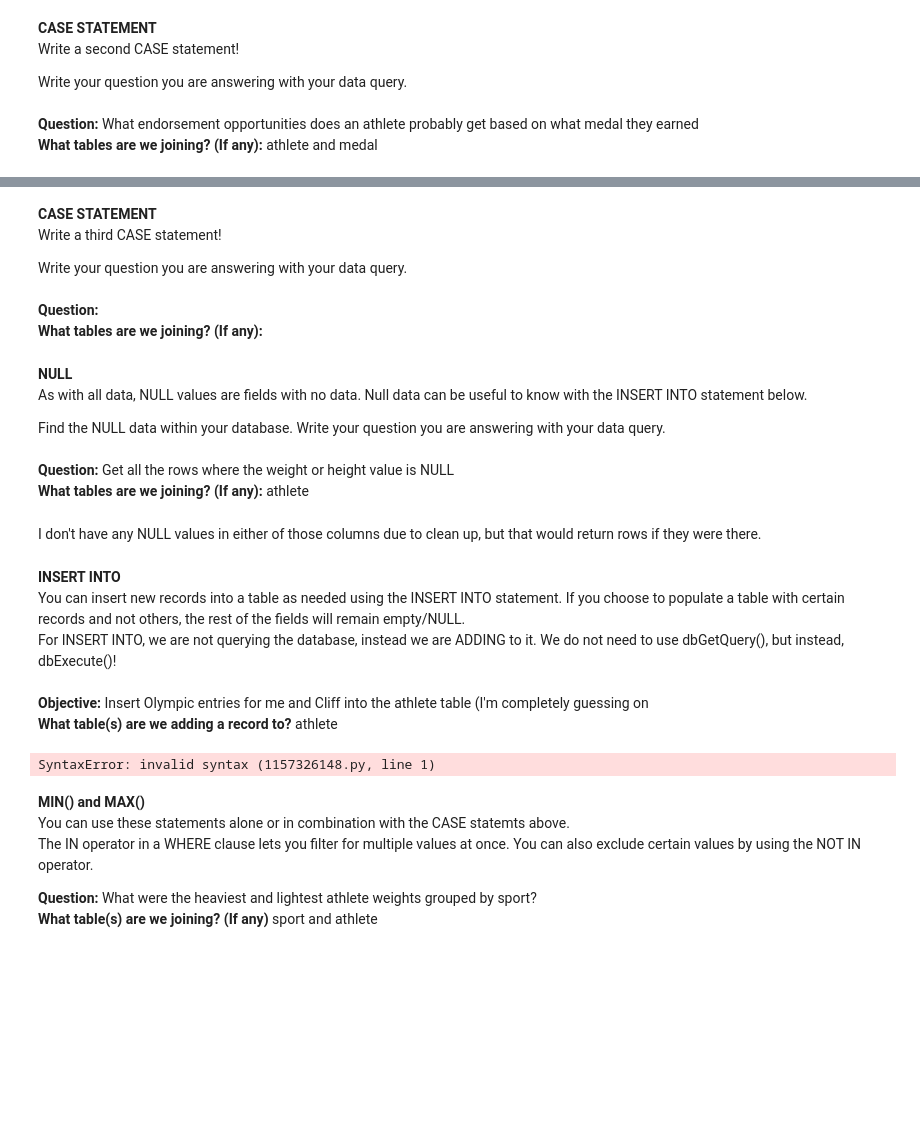
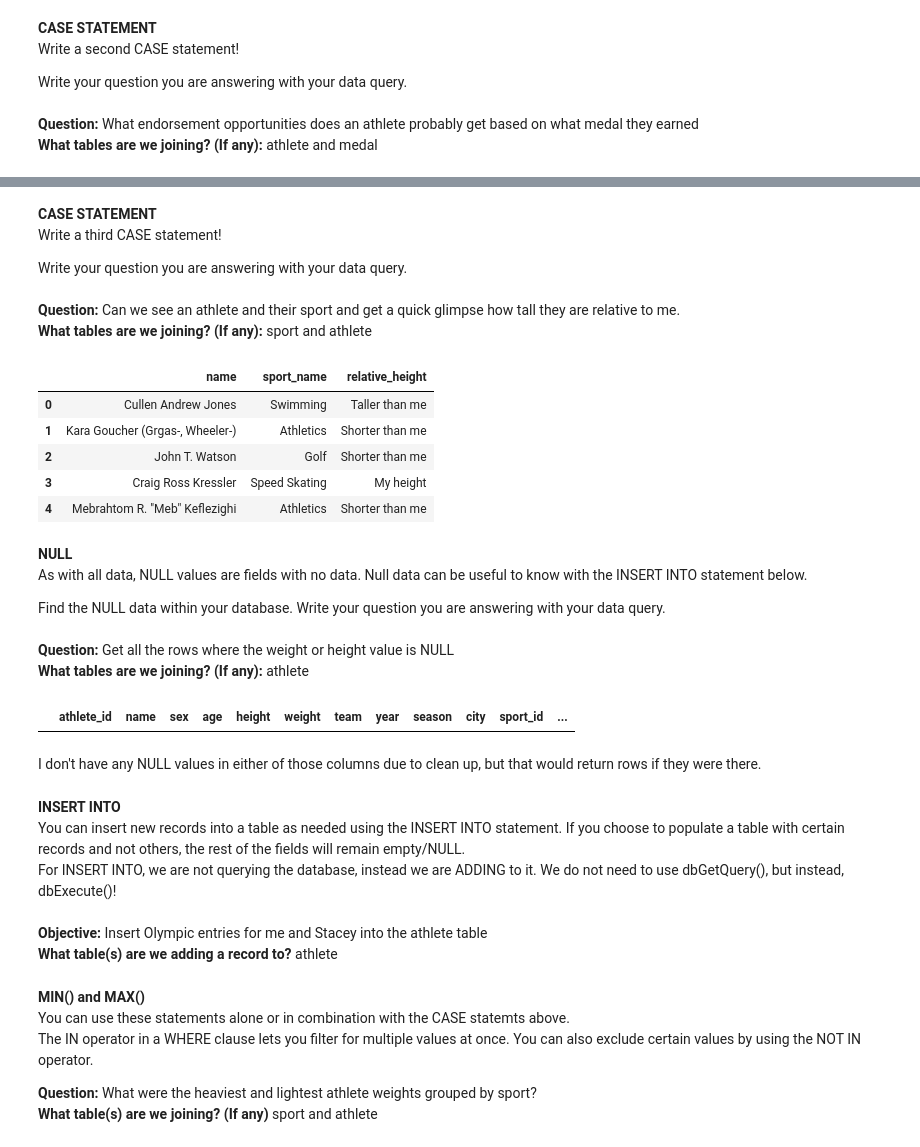
Before and after one commit to joedag32/DSSA-5102_Spring2025, a Jupyter notebook: Assignments/Assignment9_Dagostino.ipynb, the cells around one changed output, grey strips where cells are left out. Saved outputs shown, nothing was run; the diff lists cells and outputs as text; code cells hidden in the pictures; blank space fills up the shorter version.

```diff
--- a/Assignments/Assignment9_Dagostino.ipynb
+++ b/Assignments/Assignment9_Dagostino.ipynb
@@ -85,9 +136,34 @@ Write a third CASE statement!
 
 Write your question you are answering with your data query. <br>
 <br>
-**Question:**
+**Question:** Can we see an athlete and their sport and get a quick glimpse how tall they are relative to me.
 <br>
-**What tables are we joining? (If any):**
+**What tables are we joining? (If any):** sport and athlete
+# %%
+with engine.connect() as conn:
+    # Select name, sport_name and set relative height to Taller than me if height is greater than 181 cm, My height if greater than 180 c,
+    # and shorter than me for all else. From the sport table but join the athlete table where sport_id is equal in both tables and display
+    # a random order
+    case_3_query = text("""SELECT athlete.name, sport.sport_name,
+                            	CASE
+                            		WHEN athlete.height > 181 THEN 'Taller than me'
+                                    WHEN athlete.height > 180 THEN 'My height'
+                            		ELSE 'Shorter than me'
+                            	END AS relative_height
+                           FROM sport
+                           INNER JOIN athlete ON sport.sport_id = athlete.sport_id
+                           ORDER BY rand() -- make the order random
+                        """)
+    case_3_query = pd.read_sql(case_3_query, conn) #Use pandas to read the sql query from the db
+
+case_3_query.head() # Test the results
+# %% [output]
+|  | name | sport_name | relative_height |
+| 0 | Cullen Andrew Jones | Swimming | Taller than me |
+| 1 | Kara Goucher (Grgas-, Wheeler-) | Athletics | Shorter than me |
+| 2 | John T. Watson | Golf | Shorter than me |
+| 3 | Craig Ross Kressler | Speed Skating | My height |
+| 4 | Mebrahtom R. "Meb" Keflezighi | Athletics | Shorter than me |
 # %% [markdown]
 **NULL**
 <br>
@@ -106,3 +177,16 @@ OR height IS NULL;
+# %%
+with engine.connect() as conn:
+    # Select all from athlete table where weight is NULL or height is NULL
+    null_query = text("""SELECT *
+                         FROM athlete
+                         WHERE weight IS NULL
+                         OR height IS NULL
+                      """)
+    null_query = pd.read_sql(null_query, conn) # Use pandas to read the sql query from the db
+
+null_query.head() # Test the results
+# %% [output]
+|  | athlete_id | name | sex | age | height | weight | team | year | season | city | sport_id | ... |
 # %% [markdown]
 I don't have any NULL values in either of those columns due to clean up, but that would return rows if they were there.
 # %% [markdown]
@@ -112,14 +196,6 @@ You can insert new records into a table as needed using the INSERT INTO statemen
 <br>
 For INSERT INTO, we are not querying the database, instead we are ADDING to it. We do not need to use dbGetQuery(), but instead, dbExecute()!
 <br><br>
-**Objective:** Insert Olympic entries for me and Cliff into the athlete table (I'm completely guessing on
+**Objective:** Insert Olympic entries for me and Stacey into the athlete table
 <br>
 **What table(s) are we adding a record to?** athlete
-# %%
--- Joe did not medal in Tennis and Stacey got the gold in featherweight weightlifting
-INSERT INTO athlete(name, sex, age, height, weight, team, year, season, city, sport_id, event_id, medal_id)
-VALUES
-  ('Joe', 'M', 47.0, 177.8, 83.9, 'United States', 2024, 'Summer', 'Paris', 26, 65, 1),
-  ('Stacey', 'F', 39.0, 147.3, 47.6, 'United States', 2024, 'Summer', 'Paris', 15, 617, 4);
-# %% [output]
-SyntaxError: invalid syntax (1157326148.py, line 1)
```
Also changed, not shown: parts of 25 cells of this notebook, 1 other file.
